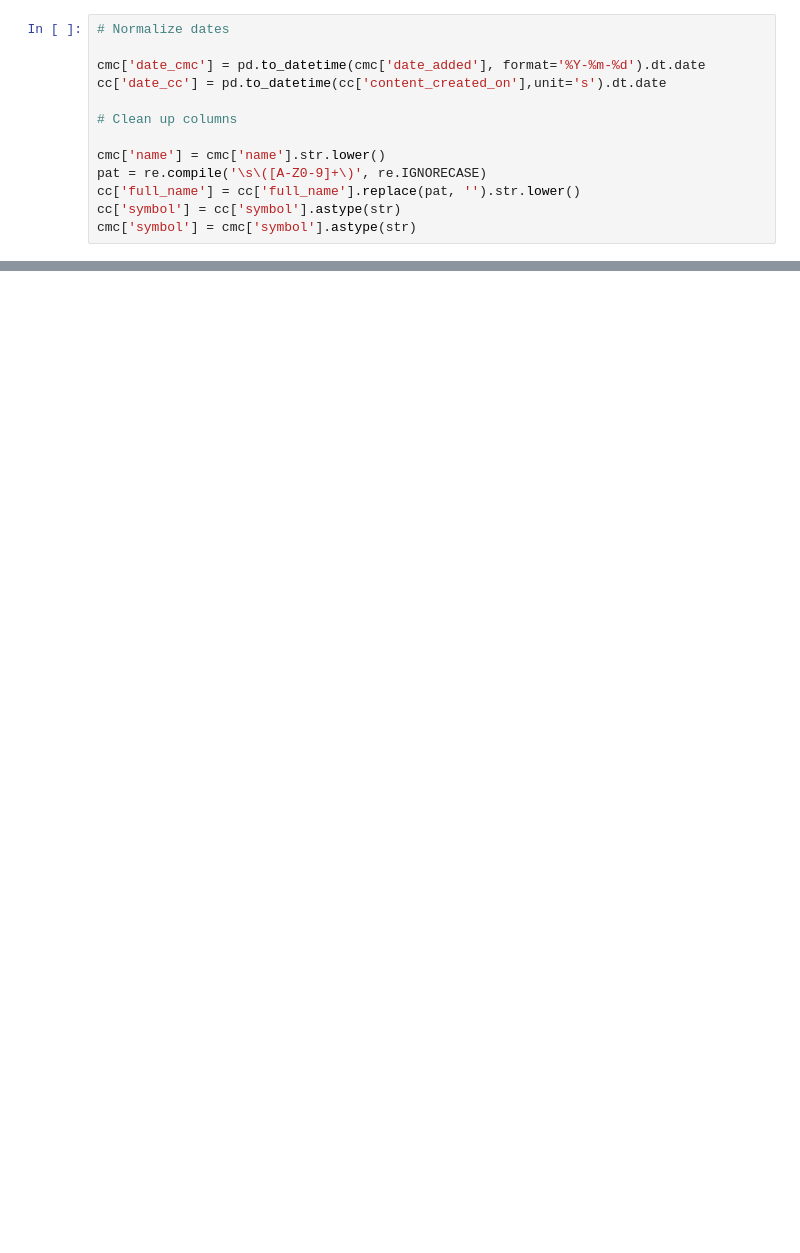
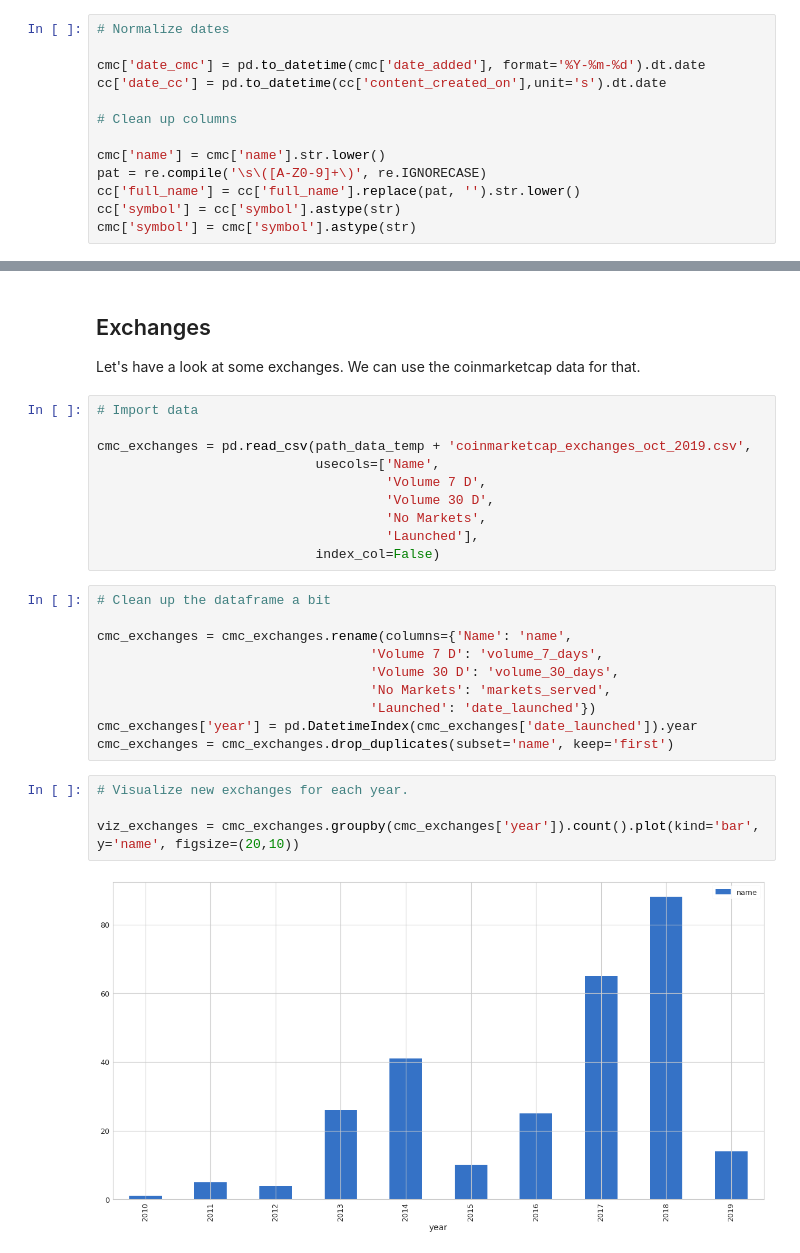
Before and after one commit to decorrespondent/bitcoin, a Jupyter notebook: src/notebooks/market/crypto_statistics.ipynb, the cells around one changed output, grey strips where cells are left out. Cells and saved outputs as stored; diff of their text form; blank space fills up the shorter version.

```diff
--- a/src/notebooks/market/crypto_statistics.ipynb
+++ b/src/notebooks/market/crypto_statistics.ipynb
@@ -313,0 +429,31 @@ viz2
+# %% [markdown]
+## Exchanges
+<a id="exchanges"></a>
+
+Let's have a look at some exchanges. We can use the coinmarketcap data for that.
+# %%
+# Import data
+
+cmc_exchanges = pd.read_csv(path_data_temp + 'coinmarketcap_exchanges_oct_2019.csv',
+                            usecols=['Name',
+                                     'Volume 7 D',
+                                     'Volume 30 D',
+                                     'No Markets',
+                                     'Launched'],
+                            index_col=False)
+# %%
+# Clean up the dataframe a bit
+
+cmc_exchanges = cmc_exchanges.rename(columns={'Name': 'name',
+                                   'Volume 7 D': 'volume_7_days',
+                                   'Volume 30 D': 'volume_30_days',
+                                   'No Markets': 'markets_served',
+                                   'Launched': 'date_launched'})
+cmc_exchanges['year'] = pd.DatetimeIndex(cmc_exchanges['date_launched']).year
+cmc_exchanges = cmc_exchanges.drop_duplicates(subset='name', keep='first')
+# %%
+# Visualize new exchanges for each year.
+
+viz_exchanges = cmc_exchanges.groupby(cmc_exchanges['year']).count().plot(kind='bar', y='name', figsize=(20,10))
+# %% [output]
+[figure, added]
```
Also changed, not shown: parts of 54 cells of this notebook, 1 other file.
